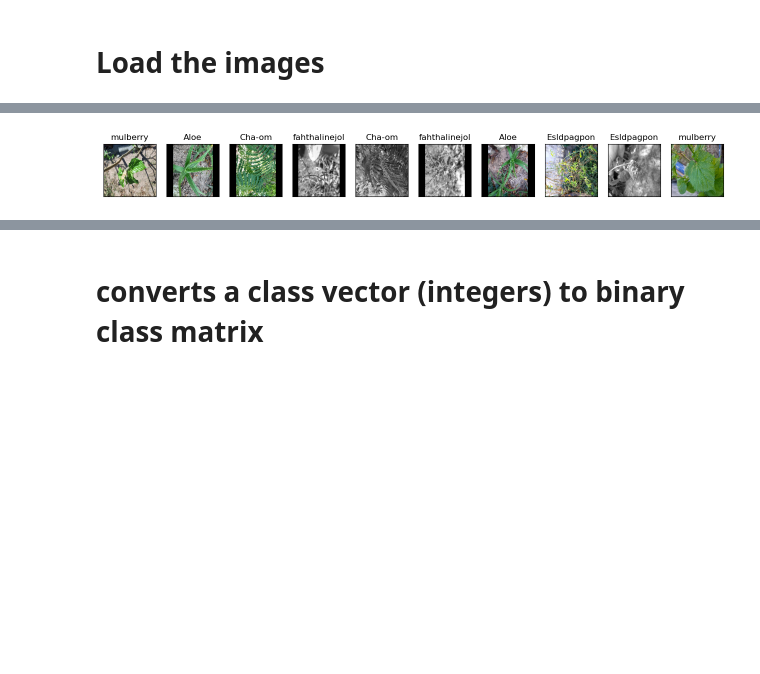
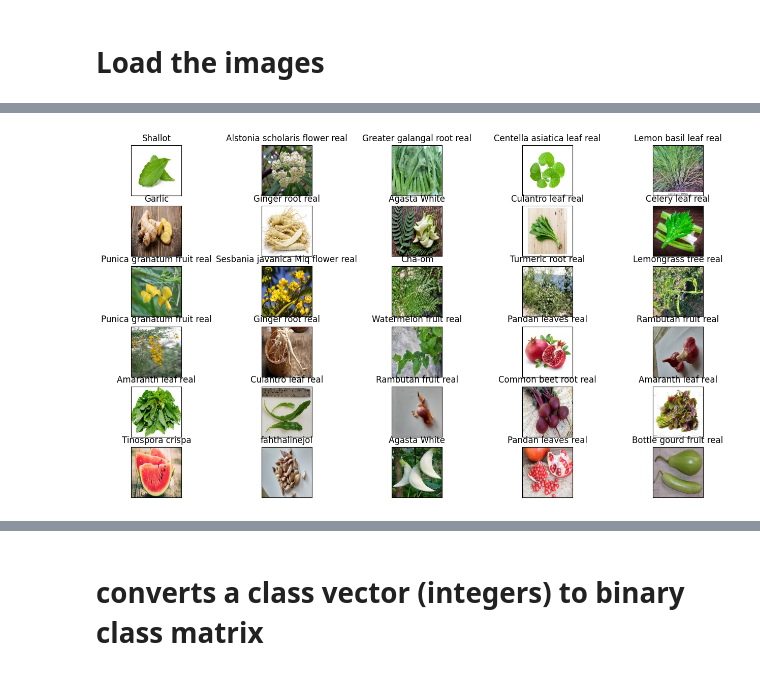
Before and after one commit to p-prompang5117/herb-recognizer, a Jupyter notebook: TestCNNmodel/Test_MobileNetV2_RMSprop.ipynb, the cells around one changed output, grey strips where cells are left out. Saved outputs shown, nothing was run; the diff lists cells and outputs as text; code cells hidden in the pictures; blank space fills up the shorter version.

```diff
--- a/TestCNNmodel/Test_MobileNetV2_RMSprop.ipynb
+++ b/TestCNNmodel/Test_MobileNetV2_RMSprop.ipynb
@@ -88,13 +117,13 @@ print(y.shape)
 # %%
 import matplotlib.pyplot as plt
 
 fig = plt.figure(figsize = (16,9))
-for i in range(10):
-    ax = fig.add_subplot(1,10,i+1,xticks=[],yticks=[])
+for i in range(30):
+    ax = fig.add_subplot(6,5,i+1,xticks=[],yticks=[])
     ax.imshow((X[i].astype(np.uint8)))
     plt.title(folders[y[i]])
 # %% [output]
-[figure, old version]
+[figure, new version]
 # %%
 X = X.astype('float32')/255
 no_of_classes = len(np.unique(y))
```
Also changed, not shown: parts of 18 cells of this notebook, 1 other file.
